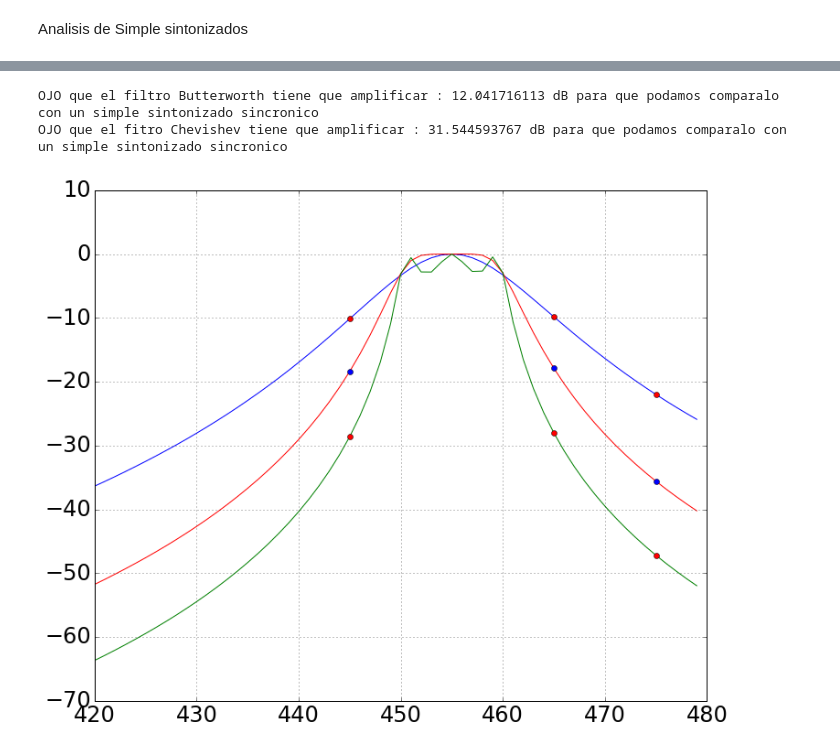
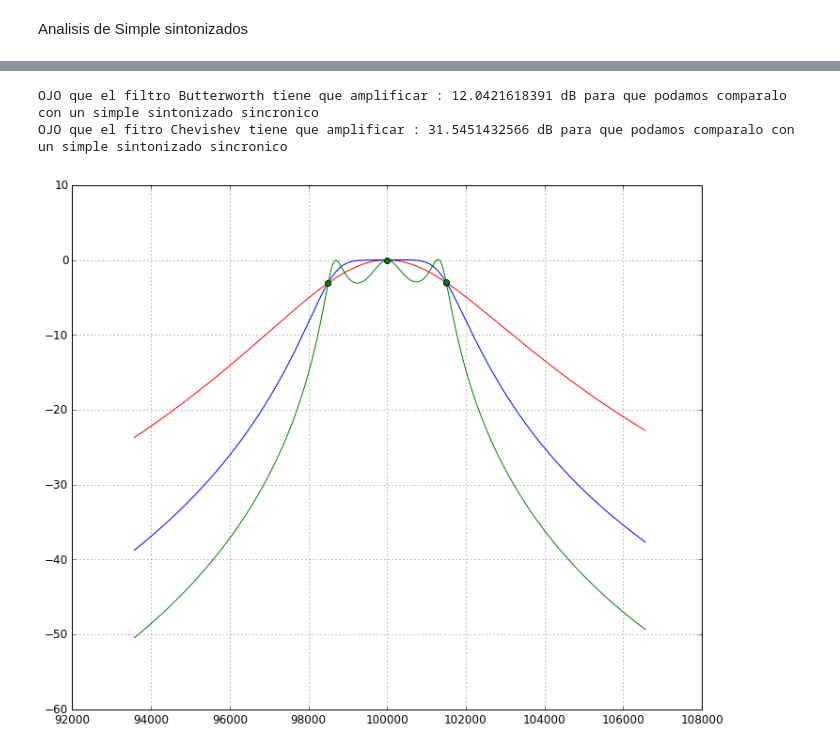
Before and after one commit to alejandro-alm/eaiii, a Jupyter notebook: Ejercicios/Sintonizados/SS_Butt_Chev.ipynb, the cells around one changed output, grey strips where cells are left out. Saved outputs shown, nothing was run; the diff lists cells and outputs as text; code cells hidden in the pictures.

```diff
--- a/Ejercicios/Sintonizados/SS_Butt_Chev.ipynb
+++ b/Ejercicios/Sintonizados/SS_Butt_Chev.ipynb
@@ -18,28 +16,35 @@ params = {'legend.fontsize': 24,
 plt.rcParams.update(params)
 # %%
 #Simple Sintonizado
+
+## Ganancia normalizada
 def SS(f,fo,Q,n=1):
     return 1/((1+(Q*(f/fo-fo/f))**2))**(n/2)
 
+## Calcula Q para una Atenuación A, n es el numero de etapas en cascada
 def SS_Q(f,fo,A,n=1):
     return (((1/A)**(2/n) -1 )**.5) /(f/fo-fo/f)
 
 #Butterworth
+# Calcula el Qm para un ancho de banda BW, n es el numero de etapas en cascada
 def BT_Q(fo,BW,n,m):
-    return fo/BW/np.sin((2*m-1)/n*np.pi/2)
+    return (((2**.5)**2-1)**(1/2/n))*fo/BW/np.sin((2*m-1)/n*np.pi/2)
+# Calcula el fm para un ancho de banda BW, n es el numero de etapas en cascada
+def BT_f(fo,BW,n,m):
+    return fo - (((2**.5)**2-1)**(1/2/n))*BW/2*np.cos((2*m-1)/n*np.pi/2)
 
-def BT_f(fo,BW,n,m):
-    return fo - BW/2*np.cos((2*m-1)/n*np.pi/2)
 
 #Chevishev
+## Calcula el Qm para un ancho de banda BW, n es el numero de etapas en cascada
 def CV_Q(fo,BW,n,m):
     return (fo/BW/np.sin((2*m-1)/n*np.pi/2))/np.sinh(0.88137/n)
 
+## Calcula el fm para un ancho de banda BW, n es el numero de etapas en cascada
 def CV_f(fo,BW,n,m):
     return fo - BW/2*np.cos((2*m-1)/n*np.pi/2)*np.cosh(0.88137/n)
 
 
 
-#Respuesta
+#Respuesta para el diccionario del filtro (ver codigo debajo)
 def RSS(fx, filtro):
     return sum([20*np.log10(SS(fx,filtro[m]['f'],filtro[m]['Q'])) for m in filtro])
@@ -210,25 +257,27 @@ plt.show()
 # %%
-freq = np.arange(420e3,480e3,1e3)
-plt.plot(freq/1e3,[RSS(fa,SSF) for fa in freq], 'b')
-plt.plot(445e3/1e3,RSS(445e3,SSF) ,'ro')
-plt.plot(465e3/1e3,RSS(465e3,SSF) ,'ro')
-plt.plot(475e3/1e3,RSS(475e3,SSF) ,'ro')
+# Comparación
+freq = np.arange(fi*0.95,fs*1.05,fo/1e4)
+
+# plot de la respuesta Simple Sintonizado Sincronico
+plt.plot(freq,[RSS(fa,SSF) for fa in freq], 'r')
+for f in [fi,fo,fs]:
+    plt.plot(f,RSS(f,SSF) ,'ro')
+
 #Butterworth
-print('OJO que el filtro Butterworth tiene que amplificar :', abs(RSS(455e3,BTF)), 'dB para que podamos comparalo con un simple sintonizado sincronico')
-plt.plot(freq/1e3,[RSS(fa,BTF)-RSS(455e3,BTF) for fa in freq],'r')
-plt.plot(445e3/1e3,RSS(445e3,BTF)-RSS(455e3,BTF) ,'bo')
-plt.plot(465e3/1e3,RSS(465e3,BTF)-RSS(455e3,BTF) ,'bo')
-plt.plot(475e3/1e3,RSS(475e3,BTF)-RSS(455e3,BTF) ,'bo')
+print('OJO que el filtro Butterworth tiene que amplificar :', abs(RSS(fo,BTF)), 'dB para que podamos comparalo con un simple sintonizado sincronico')
+plt.plot(freq,[RSS(fa,BTF)-RSS(fo,BTF) for fa in freq], 'b')
+for f in [fi,fo,fs]:
+    plt.plot(f,RSS(f,BTF)-RSS(fo,BTF) ,'bo')
 
 #Chevishev
-print('OJO que el fitro Chevishev tiene que amplificar :', abs(RSS(455e3,CVF)), 'dB para que podamos comparalo con un simple sintonizado sincronico')
-plt.plot(freq/1e3,[RSS(fa,CVF)-RSS(455e3,CVF) for fa in freq], 'g')
-plt.plot(445e3/1e3,RSS(445e3,CVF)-RSS(455e3,CVF) ,'ro')
-plt.plot(465e3/1e3,RSS(465e3,CVF)-RSS(455e3,CVF) ,'ro')
-plt.plot(475e3/1e3,RSS(475e3,CVF)-RSS(455e3,CVF) ,'ro')
+print('OJO que el fitro Chevishev tiene que amplificar :', abs(RSS(fo,CVF)), 'dB para que podamos comparalo con un simple sintonizado sincronico')
+plt.plot(freq,[RSS(fa,CVF)-RSS(fo,CVF) for fa in freq], 'g')
+for f in [fi,fo,fs]:
+    plt.plot(f,RSS(f,CVF)-RSS(fo,CVF) ,'go')
+
 plt.grid()
 plt.show()
 # %% [output]
-OJO que el filtro Butterworth tiene que amplificar : 12.041716113 dB para que podamos comparalo con un simple sintonizado sincronico
-OJO que el fitro Chevishev tiene que amplificar : 31.544593767 dB para que podamos comparalo con un simple sintonizado sincronico
+OJO que el filtro Butterworth tiene que amplificar : 12.0421618391 dB para que podamos comparalo con un simple sintonizado sincronico
+OJO que el fitro Chevishev tiene que amplificar : 31.5451432566 dB para que podamos comparalo con un simple sintonizado sincronico
-[figure, old version]
+[figure, new version]
```
Also changed, not shown: parts of 9 cells of this notebook.
